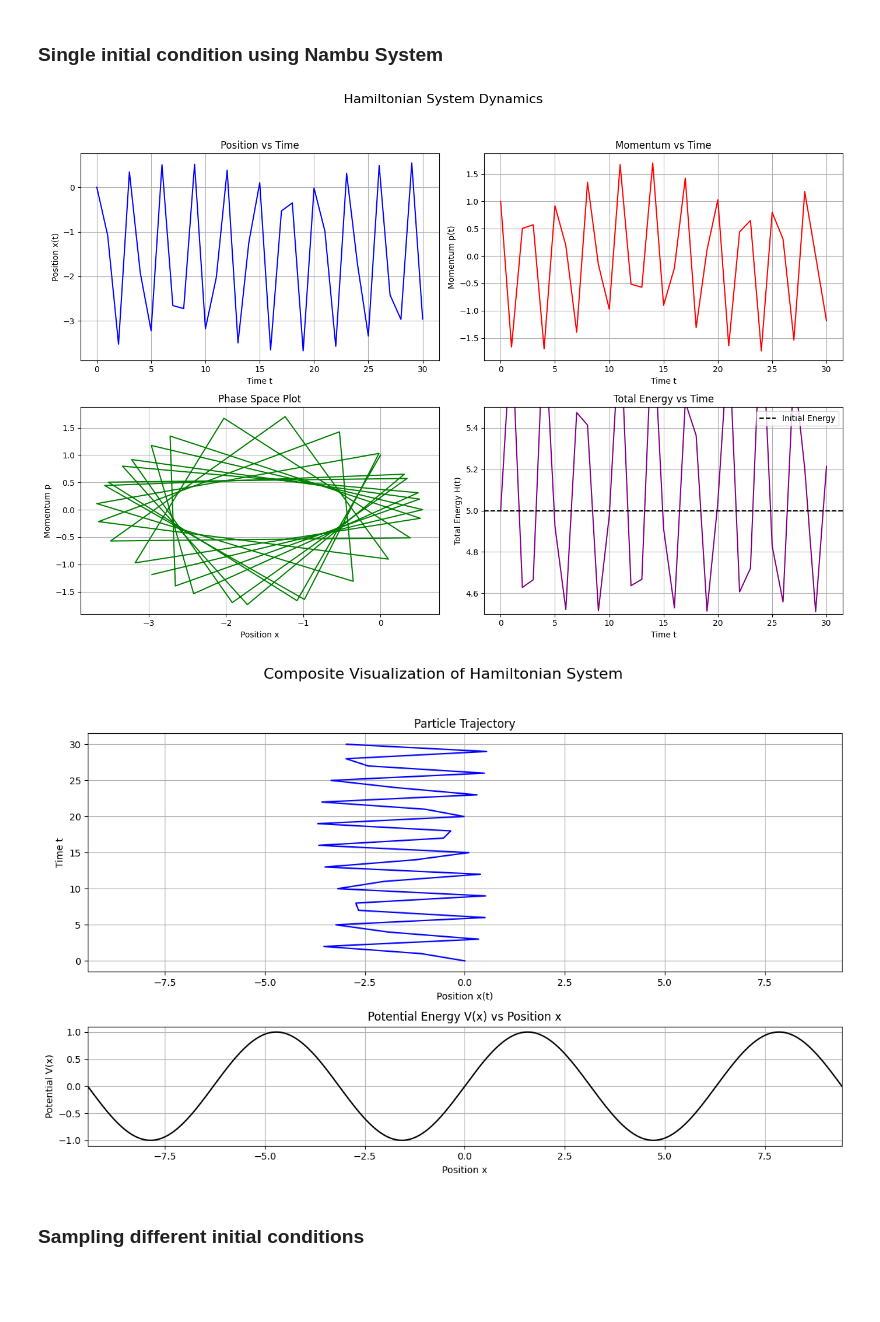
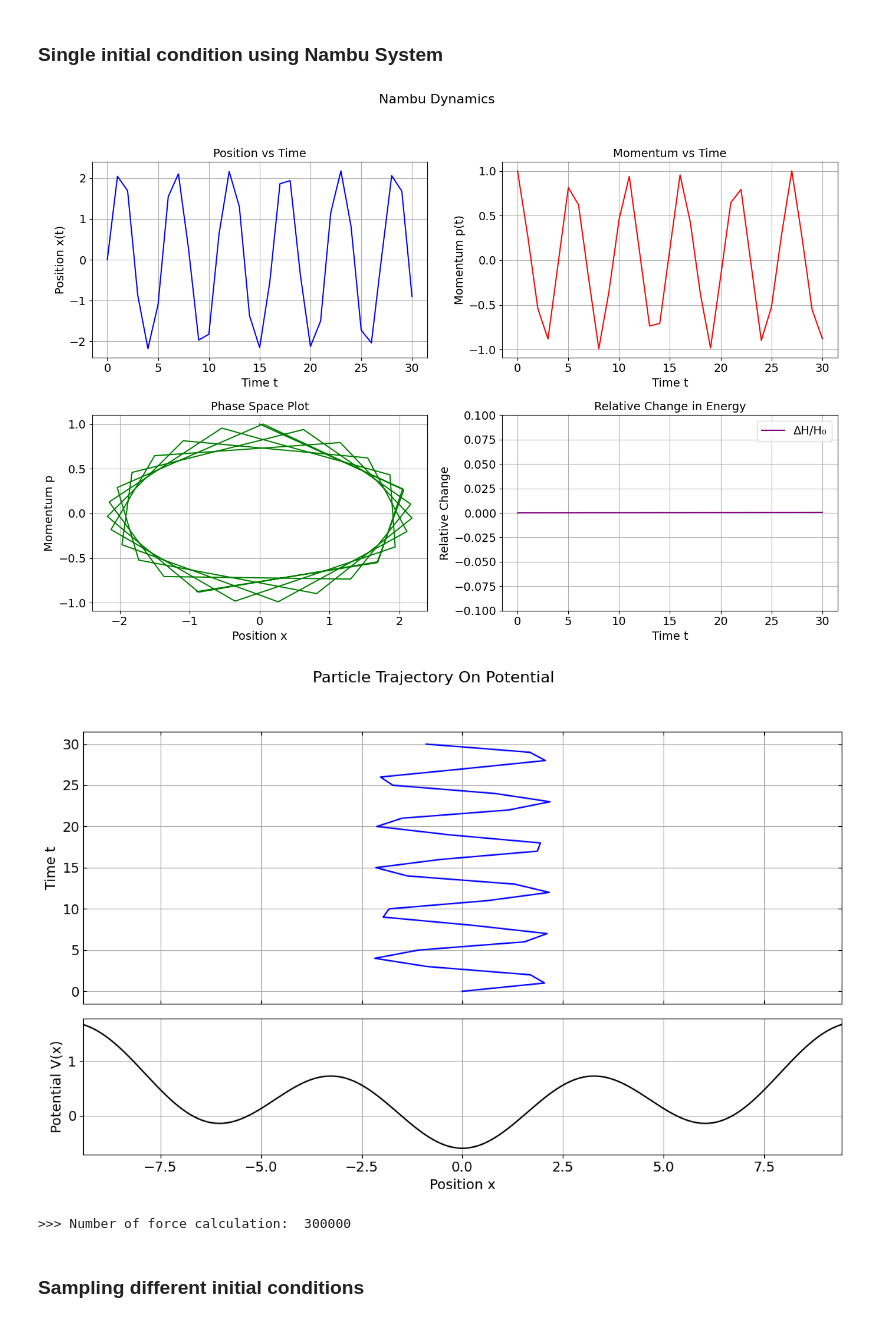
Before and after one commit to Greyyy-HJC/hmc_ft, a Jupyter notebook: sine.ipynb, the cells around one changed output. Drawn from its saved outputs; the diff is of its cells as text; code cells hidden in the pictures; blank space fills up the shorter version.

```diff
--- a/sine.ipynb
+++ b/sine.ipynb
@@ -49,52 +95,36 @@ plotter.composite_plot(x_sampled, t_sampled, potential)
 # %% [markdown]
 ### Single initial condition using Nambu System
-# %%
-'''
-H = p^2 / 2 + k * sin(x) + r^2 / 2
-G = r^2 / 2 + k * sin(x) / 2
-
-x_dot = dH/dp * dG/dr - dH/dr * dG/dp = p * r - r * 0
-p_dot = dH/dr * dG/dx - dH/dx * dG/dr = r * k * cos(x)/2 - k * cos(x) * r
-r_dot = dH/dx * dG/dp - dH/dp * dG/dx = k * cos(x) * 0 - p * k * cos(x)/2
-'''
-
-# Define the parameters
-k2 = 1.0  # Coefficient of the sine potential
-m = 1.0  # Mass
-t_max = 30.0  # Maximum time
-delta_t = 0.0001  # Time step
-
-def x_dot(x, p, r):
-    return p * r
-
-def p_dot(x, p, r):
-    return r * k2 * np.cos(x) / 2 - k2 * np.cos(x) * r
-
-def r_dot(x, p, r):
-    return - p * k2 * np.cos(x) / 2
-
-# Create Hamiltonian system
-nambu_system = NambuSystem(x_dot, p_dot, r_dot, t_max, delta_t)
-
-# Fixed initial condition
-x0, p0, r0 = 0.0, 1.0, 3.0
-
-# Simulate for the fixed initial condition
-t_array, x_array, p_array, r_array = nambu_system.simulate(x0, p0, r0)
-
-# Sample the data
-t_sampled, x_sampled, p_sampled, r_sampled = nambu_system.sample_data(t_array, x_array, p_array, r_array)
-
-# Calculate energy
-energy_sampled = 0.5 * (p_sampled**2) + k1 * np.sin(x_sampled) + 0.5 * (r_sampled**2)
-potential = lambda x: k1 * np.sin(x)
-
-# Plotting
-plotter = Plotter()
-plotter.static_plots(t_sampled, x_sampled, p_sampled, energy_sampled)
-plotter.composite_plot(x_sampled, t_sampled, potential)
-# %% [output]
-[figure, removed]
-[figure, removed]
+# %%
+# Define the parameters
+delta_t = 0.0001  # Time step
+N_force = 0
+
+# Initial conditions
+x0 = 0.0
+p0 = 1.0
+r0 = 3.0
+
+# Create Hamiltonian system
+nambu_system = NambuSystem(Nambu_x_dot, Nambu_p_dot, Nambu_r_dot, t_max, delta_t)
+
+# Simulate for the fixed initial condition
+t_array, x_array, p_array, r_array = nambu_system.simulate(x0, p0, r0)
+N_force += len(t_array) - 1 # each time of simulate includes a dV / dx calculation
+
+t_sampled, x_sampled, p_sampled, r_sampled = nambu_system.pick_data(t_array, x_array, p_array, r_array)
+
+# Calculate energy
+energy_sampled = 0.5 * (p_sampled**2) / m + k * (x_sampled**2) / suppression_factor + k * np.cos(x_sampled - np.pi) + 0.5 * (r_sampled**2) / m
+
+# Plotting
+plotter = Plotter()
+plotter.static_plots("Nambu", t_sampled, x_sampled, p_sampled, energy_sampled)
+plotter.trajectory_plot(x_sampled, t_sampled, potential)
+
+print(">>> Number of force calculation: ", N_force)
+# %% [output]
+[figure, added]
+[figure, added]
+>>> Number of force calculation:  300000
 # %% [markdown]
 ### Sampling different initial conditions
```
Also changed, not shown: parts of 15 cells of this notebook, 7 other files.
